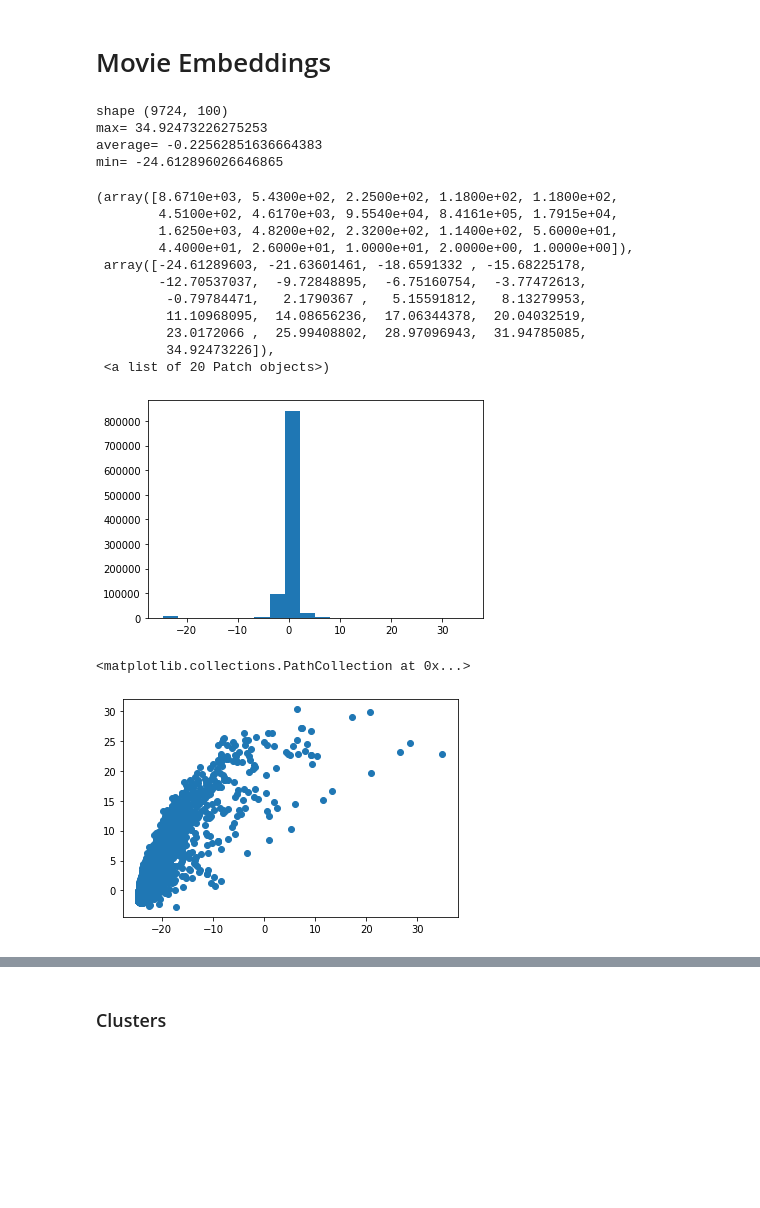
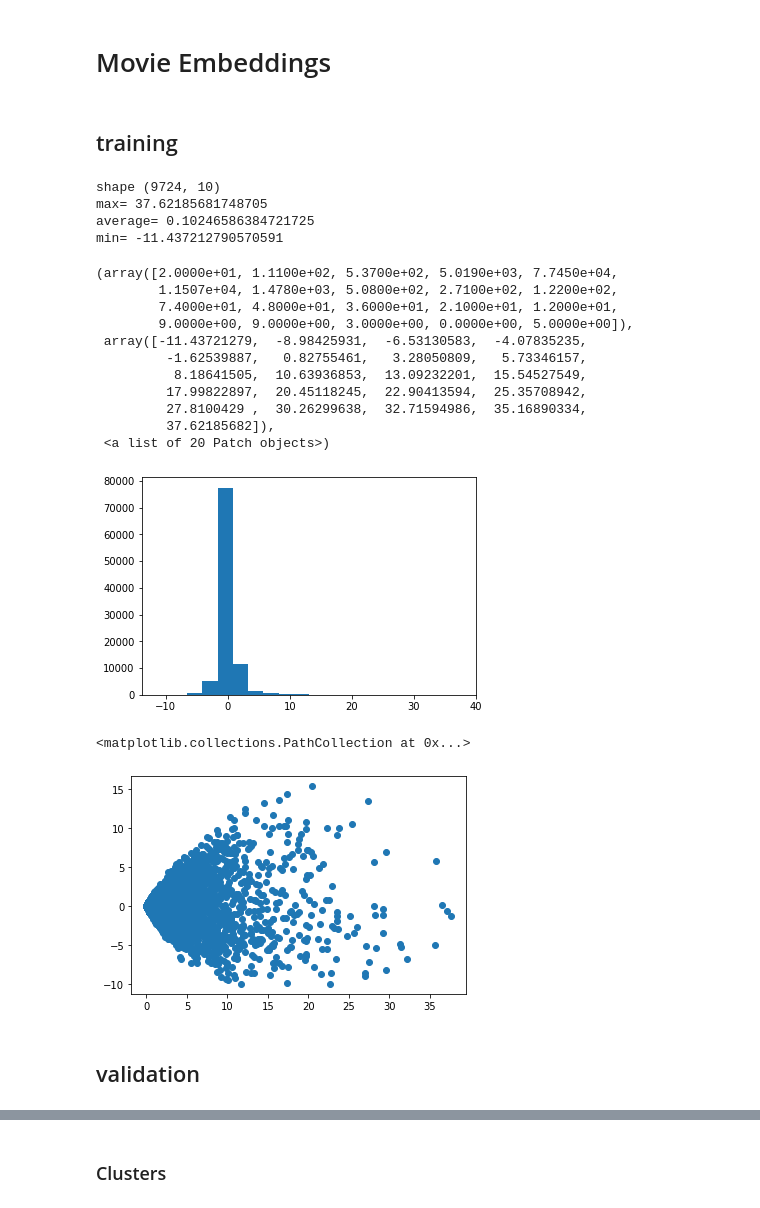
Before and after one commit to DaviesX/movie-lens, a Jupyter notebook: src/a_latent_tsvd.ipynb, the cells around one changed output, grey strips where cells are left out. Saved outputs shown, nothing was run; the diff lists cells and outputs as text; code cells hidden in the pictures; blank space fills up the shorter version.

```diff
--- a/src/a_latent_tsvd.ipynb
+++ b/src/a_latent_tsvd.ipynb
@@ -1,36 +1,42 @@
 # %% [markdown]
 # Movie Embeddings
+# %% [markdown]
+## training
 # %%
 import numpy as np
 import matplotlib.pyplot as plt
 
-movie_embeddings = np.load(file="../../data/embeddings_movie_train.npy")
+from data import dataset
 
-print("shape", movie_embeddings.shape)
-print("max=", np.max(movie_embeddings))
-print("average=", np.mean(movie_embeddings))
-print("min=", np.min(movie_embeddings))
+movie_embed_train = dataset.load_dense_array(file="../data/latent_tsvd_movie_train.npz")
 
-plt.hist(x=movie_embeddings.flatten(), bins=20)
+print("shape", movie_embed_train.shape)
+print("max=", np.max(movie_embed_train))
+print("average=", np.mean(movie_embed_train))
+print("min=", np.min(movie_embed_train))
+
+plt.hist(x=movie_embed_train.flatten(), bins=20)
 # %% [output]
-shape (9724, 100)
-max= 34.92473226275253
-average= -0.22562851636664383
-min= -24.612896026646865
+shape (9724, 10)
+max= 37.62185681748705
+average= 0.10246586384721725
+min= -11.437212790570591
-(array([8.6710e+03, 5.4300e+02, 2.2500e+02, 1.1800e+02, 1.1800e+02,
-        4.5100e+02, 4.6170e+03, 9.5540e+04, 8.4161e+05, 1.7915e+04,
-        1.6250e+03, 4.8200e+02, 2.3200e+02, 1.1400e+02, 5.6000e+01,
-        4.4000e+01, 2.6000e+01, 1.0000e+01, 2.0000e+00, 1.0000e+00]),
- array([-24.61289603, -21.63601461, -18.6591332 , -15.68225178,
-        -12.70537037,  -9.72848895,  -6.75160754,  -3.77472613,
-         -0.79784471,   2.1790367 ,   5.15591812,   8.13279953,
-         11.10968095,  14.08656236,  17.06344378,  20.04032519,
-         23.0172066 ,  25.99408802,  28.97096943,  31.94785085,
-         34.92473226]),
+(array([2.0000e+01, 1.1100e+02, 5.3700e+02, 5.0190e+03, 7.7450e+04,
+        1.1507e+04, 1.4780e+03, 5.0800e+02, 2.7100e+02, 1.2200e+02,
+        7.4000e+01, 4.8000e+01, 3.6000e+01, 2.1000e+01, 1.2000e+01,
+        9.0000e+00, 9.0000e+00, 3.0000e+00, 0.0000e+00, 5.0000e+00]),
+ array([-11.43721279,  -8.98425931,  -6.53130583,  -4.07835235,
+         -1.62539887,   0.82755461,   3.28050809,   5.73346157,
+          8.18641505,  10.63936853,  13.09232201,  15.54527549,
+         17.99822897,  20.45118245,  22.90413594,  25.35708942,
+         27.8100429 ,  30.26299638,  32.71594986,  35.16890334,
+         37.62185682]),
  <a list of 20 Patch objects>)
-[figure, old version]
+[figure, new version]
 # %%
-plt.scatter(x=movie_embeddings[:,0], y=movie_embeddings[:,1])
+plt.scatter(x=movie_embed_train[:,0], y=movie_embed_train[:,1])
 # %% [output]
 <matplotlib.collections.PathCollection at 0x...>
-[figure, old version]
+[figure, new version]
+# %% [markdown]
+## validation
```
Also changed, not shown: parts of 16 cells of this notebook, 1 other file.
